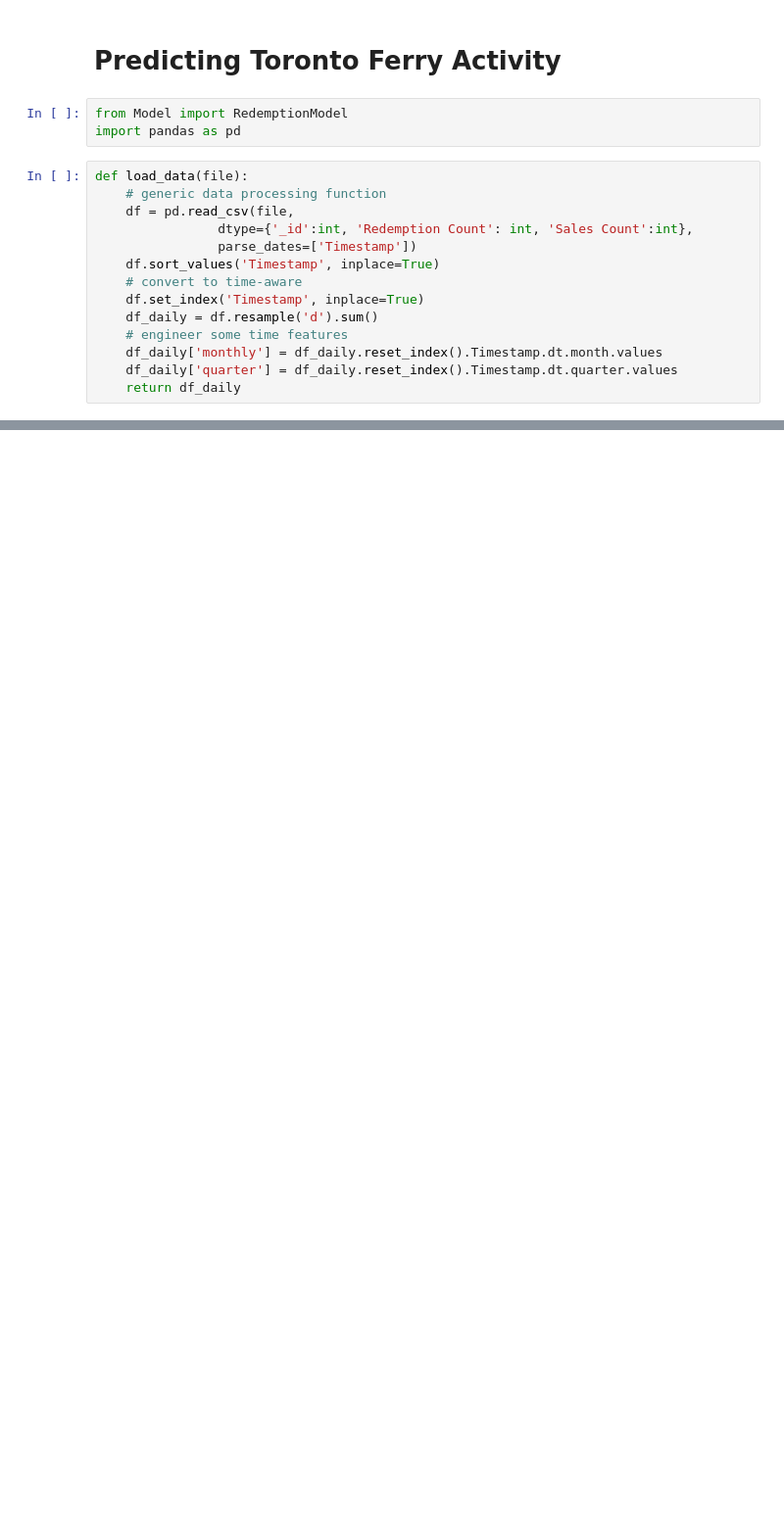
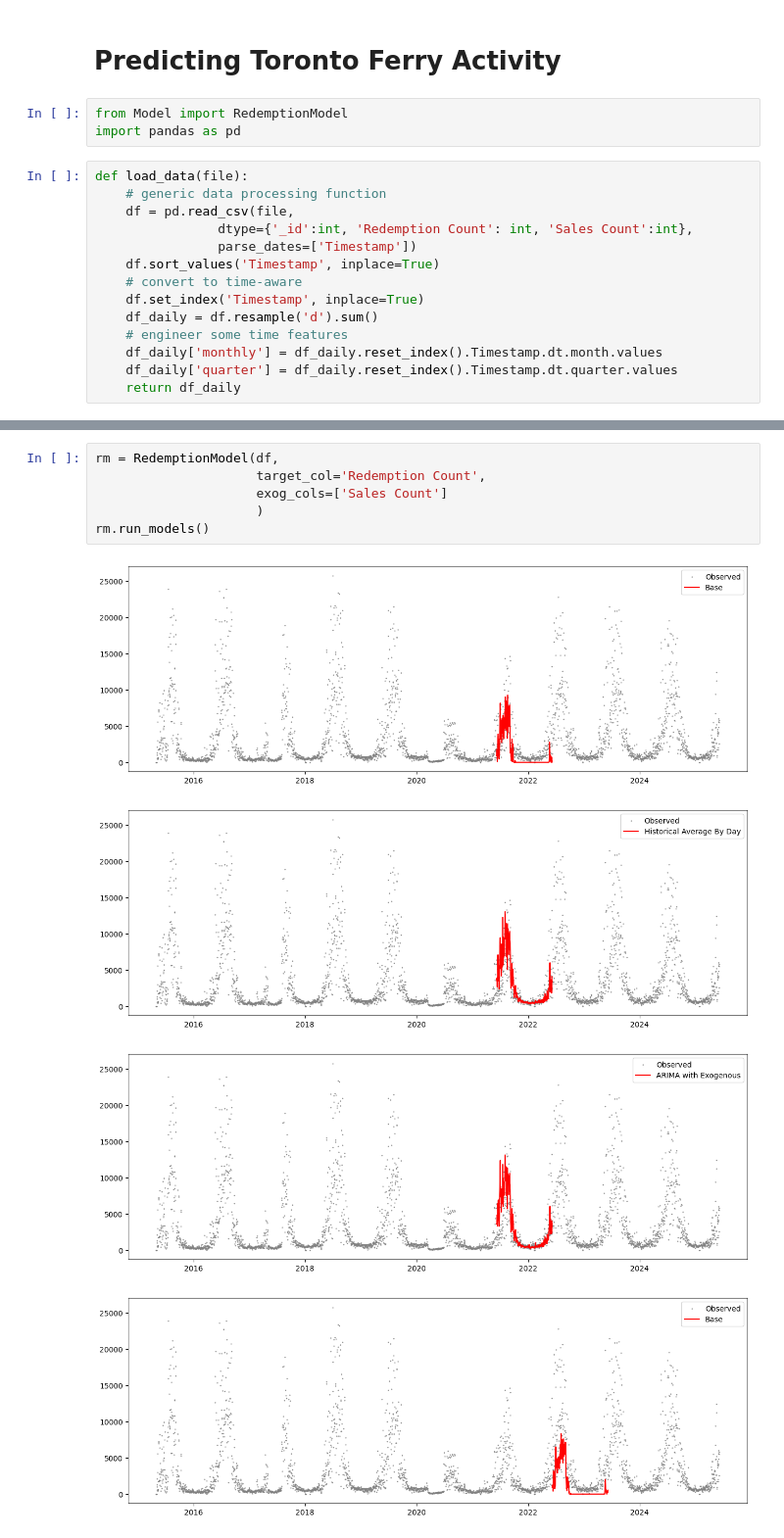
Before and after one commit to mmaisonnave/forecasting-ferry-traffic-toronto, a Jupyter notebook: Modelling.ipynb, the cells around one changed output, grey strips where cells are left out. Shown at 98% size. Cells and saved outputs as stored; diff of their text form; blank space fills up the shorter version.

Commit message:
Implemented ARIMA with exogenous variables. During testing, exog values are predicted assuming they won't be available at forecast time.

```diff
--- a/Modelling.ipynb
+++ b/Modelling.ipynb
@@ -33,0 +31,11 @@ rm.run_models()
+# %%
+rm = RedemptionModel(df,
+                     target_col='Redemption Count',
+                     exog_cols=['Sales Count']
+                     )
+rm.run_models()
+# %% [output]
+[figure, added]
+[figure, added]
+[figure, added]
+[figure, added]
```
Also changed, not shown: parts of 4 cells of this notebook, 1 other file.
